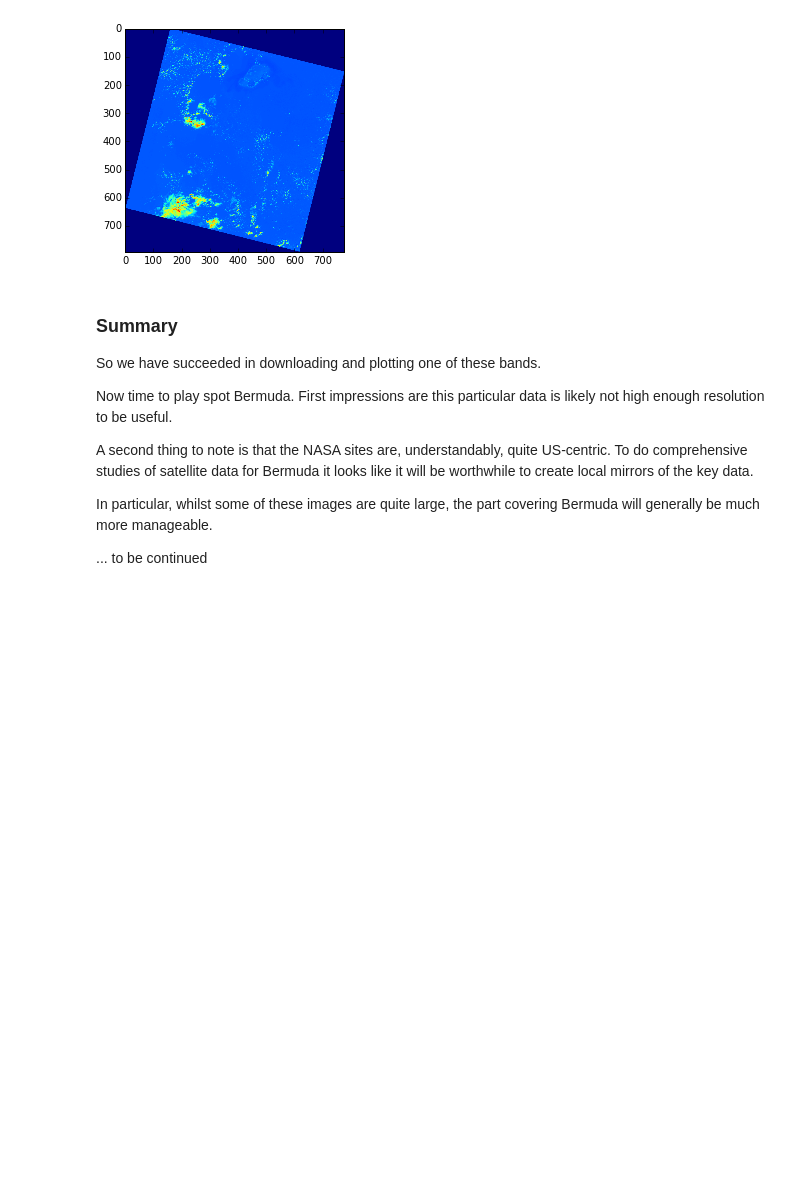
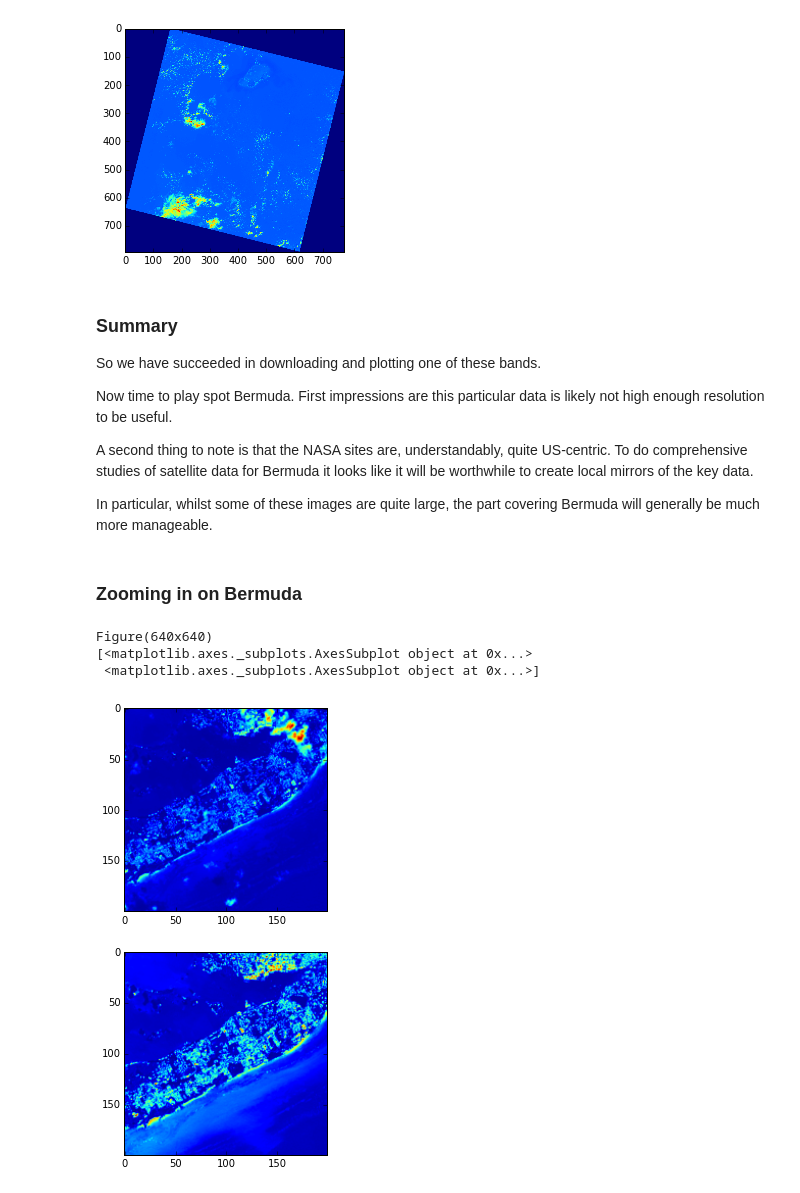
Before and after one commit to peakrisk/peakrisk, a Jupyter notebook: posts/satellite-data-for-fay-and-gonzalo.ipynb, the cells around one changed output. Drawn from its saved outputs; the diff is of its cells as text; code cells hidden in the pictures; blank space fills up the shorter version.

Commit message:
Zoom in on Bermuda.

```diff
--- a/posts/satellite-data-for-fay-and-gonzalo.ipynb
+++ b/posts/satellite-data-for-fay-and-gonzalo.ipynb
@@ -140,5 +142,45 @@ Now time to play spot Bermuda.   First impressions are this particular data is l
 A second thing to note is that the NASA sites are, understandably, quite US-centric.  To do comprehensive studies of satellite data for Bermuda it looks like it will be worthwhile to create local mirrors of the key data.
 
 In particular, whilst some of these images are quite large, the part covering Bermuda will generally be much more manageable.
-
-... to be continued
+# %% [markdown]
+### Zooming in on Bermuda
+# %%
+# put it all together
+
+def plot_image(infile, box=None, axes=None):
+
+    if axes is None:
+        fig, axes = pyplot.subplots(1, 2, figsize=(8,8))
+
+
+    if box is None:
+        box = 1000, 2200, 3700, 5500
+
+    a, b, c, d = box
+    data = rasterio.open(infile)
+    bands = data.read()
+    img = bands[0]
+    img = img[a:b, c:d]
+
+    axes.imshow(img)
+# %%
+# plotting images either side of the hurricane
+
+fig, axes = pyplot.subplots(2, 1, figsize=(8,8))
+
+print(fig)
+print(axes)
+
+
+#pyplot.subplot(1,2,1)
+infile = '../data/LC80060382014275LGN00_B%d.TIF' % x
+plot_image(infile, box=(1900, 2100, 4500, 4700), axes=axes[0])
+
+#pyplot.subplot(1,2,2)
+infile = '../data/LC80060382014307LGN00_B%d.TIF' % x
+plot_image(infile, box=(1900, 2100, 4500, 4700), axes=axes[1])
+# %% [output]
+Figure(640x640)
+[<matplotlib.axes._subplots.AxesSubplot object at 0x...>
+ <matplotlib.axes._subplots.AxesSubplot object at 0x...>]
+[figure, added]
```
Also changed, not shown: parts of 1 cell of this notebook.
